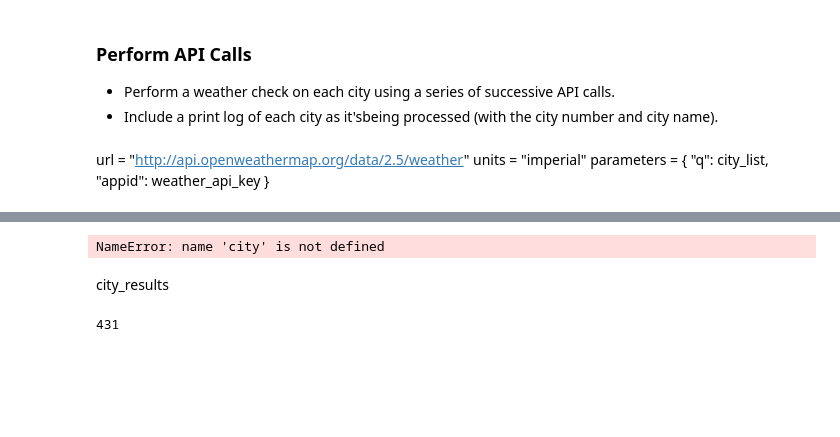
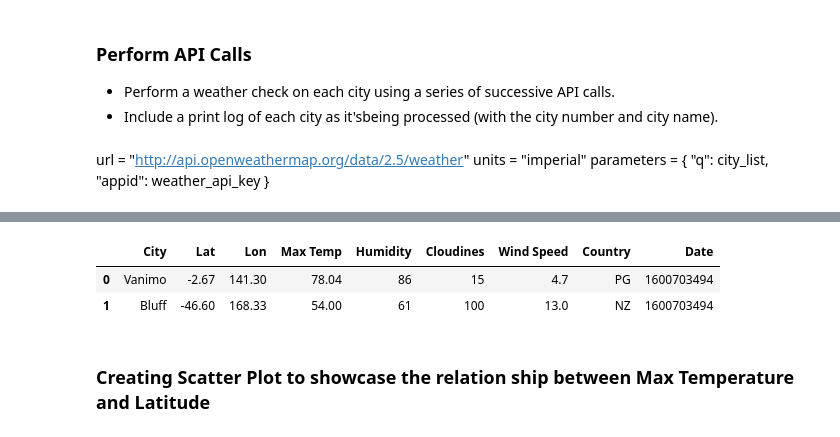
Before and after one commit to Slyssy/python-api-challenge, a Jupyter notebook: WeatherPy/WeatherPy.ipynb, the cells around one changed output, grey strips where cells are left out. Saved outputs shown, nothing was run; the diff lists cells and outputs as text; code cells hidden in the pictures; blank space fills up the shorter version.

```diff
--- a/WeatherPy/WeatherPy.ipynb
+++ b/WeatherPy/WeatherPy.ipynb
@@ -48,3 +50,10 @@ parameters = {
     "q": city_list,
     "appid": weather_api_key
 }
+# %%
+r = requests.get("http://api.openweathermap.org/data/2.5/weather", params={
+        "q": city_list[50],
+        "appid": weather_api_key})
+# %%
+data = r.json()
+data
@@ -77,11 +140,0 @@ for city in city_list:
-# %%
-url = "http://api.openweathermap.org/data/2.5/weather"
-units = "imperial"
-query_ = f"{url}appid={weather_api_key}&units={units}&q="
-
-r = requests.get(query_ + city).json()
-r
-# %% [output]
-NameError: name 'city' is not defined
-# %% [markdown]
-city_results
@@ -90,4 +141,9 @@ r = requests.get(url=url, params=parameters)
-# %%
-r.status_code
-# %% [output]
-431
+# %%
+df = pd.DataFrame(city_results)
+df.head(2)
+# %% [output]
+|  | City | Lat | Lon | Max Temp | Humidity | Cloudines | Wind Speed | Country | Date |
+| 0 | Vanimo | -2.67 | 141.30 | 78.04 | 86 | 15 | 4.7 | PG | 1600703494 |
+| 1 | Bluff | -46.60 | 168.33 | 54.00 | 61 | 100 | 13.0 | NZ | 1600703494 |
+# %% [markdown]
+### Creating Scatter Plot to showcase the relation ship between Max Temperature and Latitude
```
Also changed, not shown: parts of 12 cells of this notebook.
